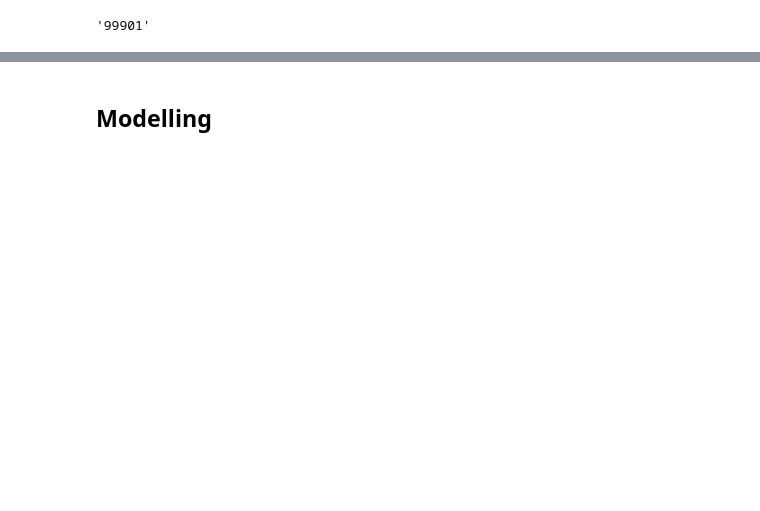
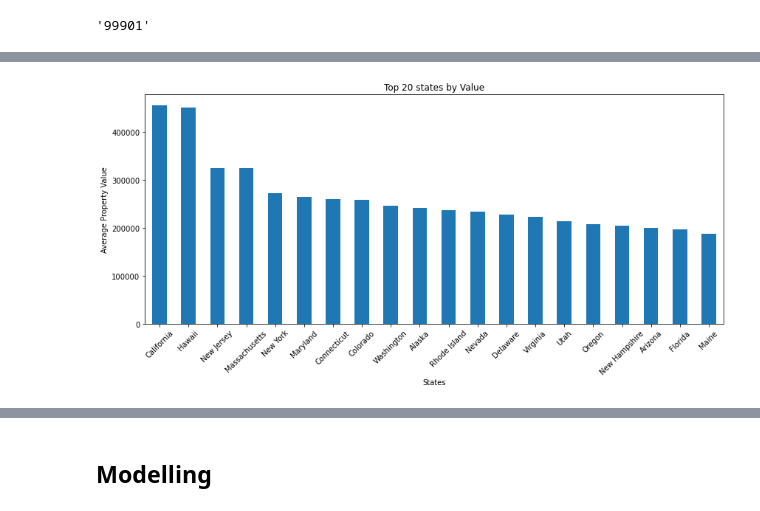
Before and after one commit to EdmundNyaribo/Phase-4-Project, a Jupyter notebook: Student.ipynb, the cells around one changed output, grey strips where cells are left out. Saved outputs shown, nothing was run; the diff lists cells and outputs as text; code cells hidden in the pictures; blank space fills up the shorter version.

```diff
--- a/Student.ipynb
+++ b/Student.ipynb
@@ -479,0 +564,16 @@ plt.show()
+# %%
+melted_df['ROI'] = melted_df['ROI'].astype('float')
+# %%
+# Checking on top 20 cities by property value
+
+plt.figure(figsize=(12, 6))
+top_regions = melted_df.groupby('State')['value'].mean().nlargest(20)
+top_regions.plot(kind='bar')
+plt.title("Top 20 states by Value")
+plt.xlabel("States")
+plt.ylabel("Average Property Value")
+plt.xticks(rotation=45)
+plt.tight_layout()
+plt.show()
+# %% [output]
+[figure, added]
```
Also changed, not shown: parts of 88 cells of this notebook.
